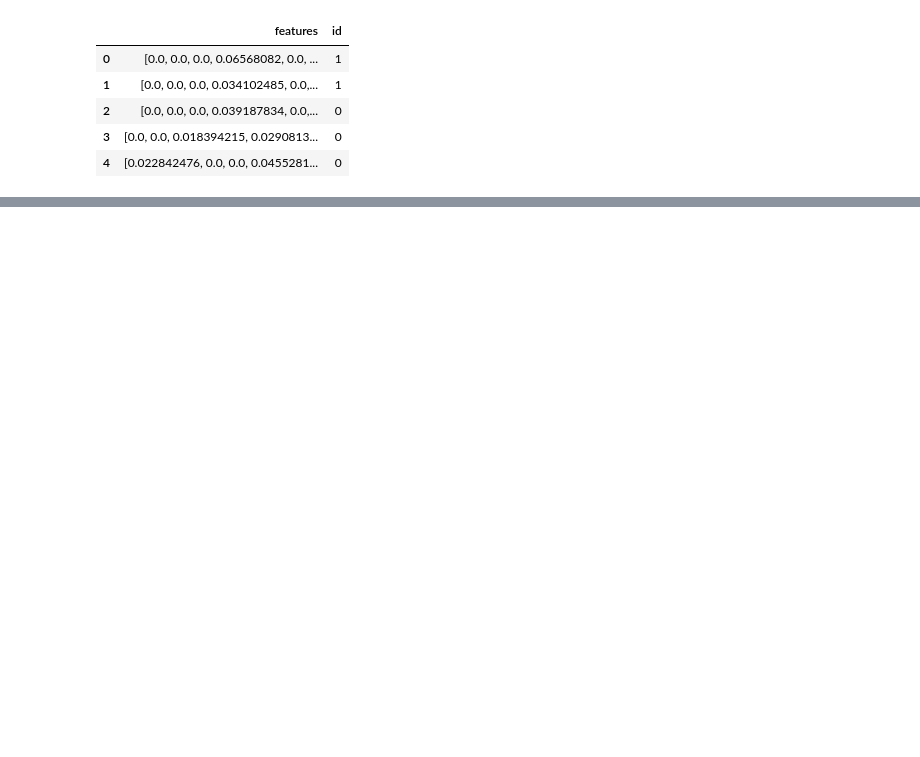
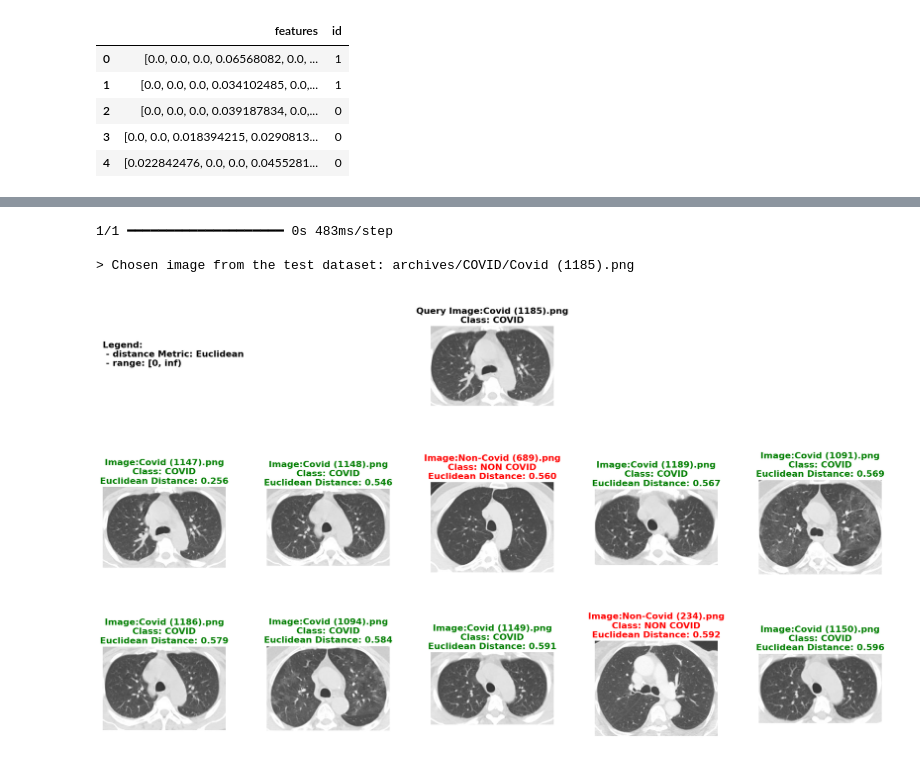
Before and after one commit to Sabaudian/Information_Retrieval_Project, a Jupyter notebook: ir_covid19_search_engine.ipynb, the cells around one changed output, grey strips where cells are left out. Cells and saved outputs as stored; diff of their text form; code cells hidden in the pictures; blank space fills up the shorter version.

```diff
--- a/ir_covid19_search_engine.ipynb
+++ b/ir_covid19_search_engine.ipynb
@@ -524,12 +450,12 @@ class VGG16Net:
         return x
 # %%
 # Extract features from images
-def extract_feature_from_data(model, path_to_data: str) -> pd.DataFrame:
+def extract_feature_from_data(input_model, path_to_data: str) -> pd.DataFrame:
     """
     Extract features from images using the provided model and save them to a DataFrame.
 
     Args:
-    :param model: An instance of the model class for feature extraction.
+    :param input_model: An instance of the model class for feature extraction.
     :param path_to_data: The path to the CSV file containing file paths and class IDs.
 
     :return pd.DataFrame: Dataframe containing the extracted features
@@ -549,8 +475,8 @@ def extract_feature_from_data(model, path_to_data: str) -> pd.DataFrame:
         print(f"\n> Extracting features from {os.path.basename(file_path)}")
 
         # Preprocess the image and extract features using the provided model
-        preprocessed_image = model.loading_images(path_to_data=file_path)
-        feature = model.model.predict(preprocessed_image)[0]
+        preprocessed_image = input_model.loading_images(path_to_data=file_path)
+        feature = input_model.model.predict(preprocessed_image)[0]
         normalize_feature = feature / np.linalg.norm(feature)
 
         # Append the extracted feature along with its corresponding class id to the features list
@@ -558,7 +484,7 @@ def extract_feature_from_data(model, path_to_data: str) -> pd.DataFrame:
 
     # Calculate elapsed time
     elapsed_time = time.time() - start_time
-    print(f"Total time taken for feature extraction: {elapsed_time:.2f} seconds -> {elapsed_time/60:.2f} minutes")
+    print(f"\n> Total time taken for feature extraction: {elapsed_time:.2f} seconds -> {elapsed_time/60:.2f} minutes")
 
     # Create a DataFrame to collect all the extracted features
     features_df = pd.DataFrame(data=features, columns=["features", "id"], index=None)
@@ -569,9 +495,9 @@ def extract_feature_from_data(model, path_to_data: str) -> pd.DataFrame:
     return features_df
 # %%
 # VGG16 model
-vgg16_model = VGG16Net()
+vgg16_model = VGG16Net() # Create an instance of VGG16 class
 
 # Extracting features from dataset
-features_dataframe = extract_feature_from_data(model=vgg16_model, path_to_data=TRAIN_DATA_PATH)
+features_dataframe = extract_feature_from_data(input_model=vgg16_model, path_to_data=TRAIN_DATA_PATH)
 # %% [output]
 > Extracting features from Non-Covid (460).png
@@ -783,0 +683,39 @@ plot_similar_images(path_to_query_image=chosen_file_path, query_class=chosen_id,
+# %%
+## ****************************************************************************************************** ##
+## ************************************ PLOT SIMILAR IMAGES FROM QUERY ********************************** ##
+## ****************************************************************************************************** ##
+
+
+# Read the data from the specified path into a DataFrame
+train_data = pd.read_csv(filepath_or_buffer=TRAIN_DATA_PATH)
+test_data = pd.read_csv(filepath_or_buffer=TEST_DATA_PATH)
+
+# Choose a file from the test dataset
+chosen_file_path, chosen_id, distance = choose_query_file_and_distance(query_dataset=test_data)
+
+# Load the query image
+query_features = vgg16_model.loading_images(path_to_data=chosen_file_path)
+query_features = vgg16_model.model.predict(x=query_features)[0]
+query_features = query_features / np.linalg.norm(x=query_features)
+
+# Separate features and labels
+X = np.array(features_dataframe["features"].to_list())
+y = np.array(features_dataframe["id"].to_list())
+
+# Calculate cosine distances and find similar images
+similar_indices, similar_distances, function = find_similar_images(features_of_query=query_features, all_features=X, distance_metric=distance)
+
+# Print info.
+print("\n> Chosen image from the test dataset:", chosen_file_path)
+
+# Plot similar images with classes
+plot_similar_images(path_to_query_image=chosen_file_path, query_class=chosen_id,
+                    similar_image_paths=[train_data.iloc[index]["file_path"] for index in similar_indices],
+                    similar_classes=[train_data.iloc[index]["id"] for index in similar_indices],
+                    similar_distance_parameters=similar_distances,
+                    distance_metric=function)
+# %% [output]
+1/1 ━━━━━━━━━━━━━━━━━━━━ 0s 483ms/step
+
+> Chosen image from the test dataset: archives/COVID/Covid (1185).png
+[figure, added]
```
Also changed, not shown: parts of 7 cells of this notebook.
